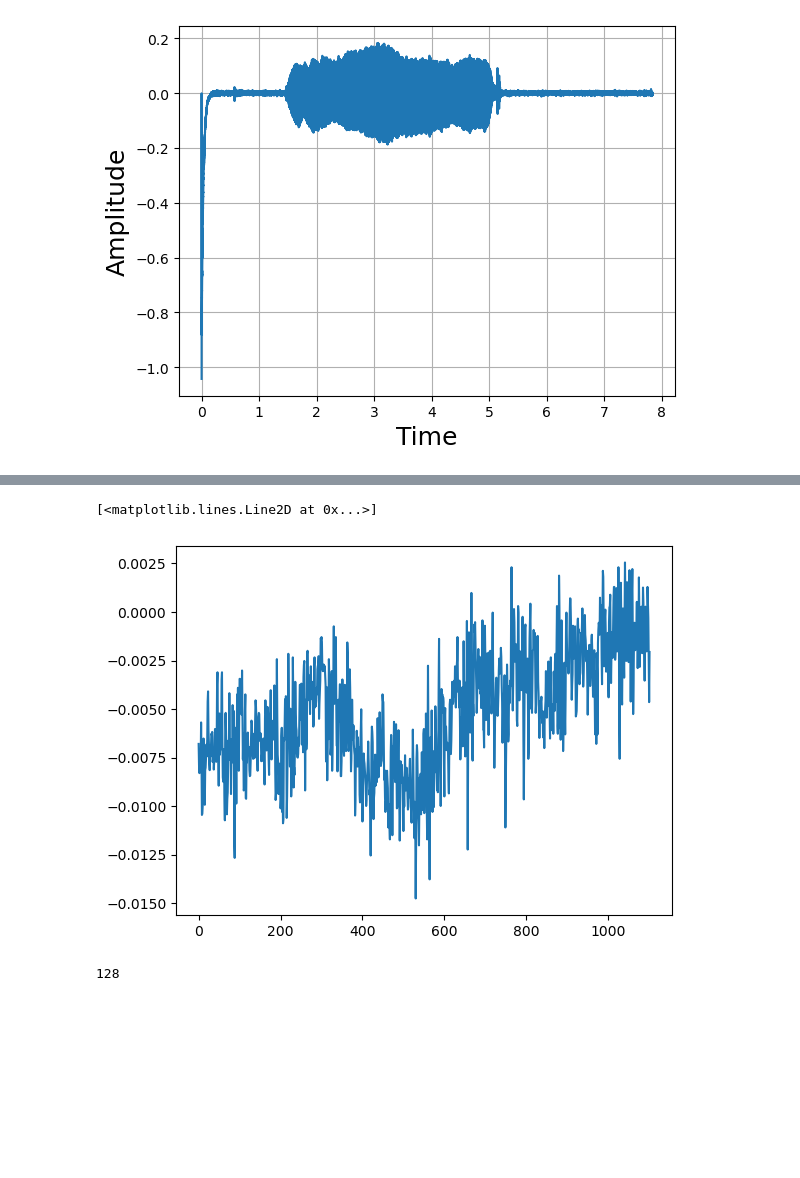
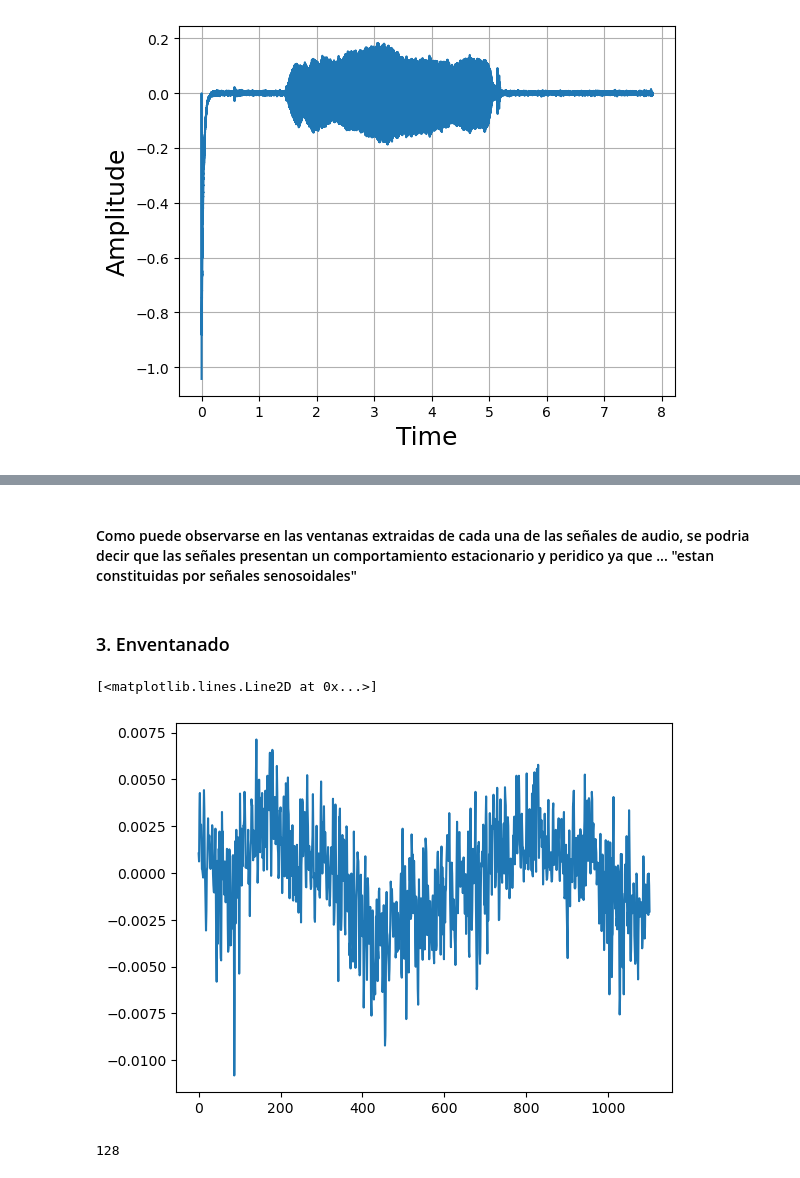
Before and after one commit to Camilocastellanos1002/Senales-III, a Jupyter notebook: Laboratorio/Laboratorio 1/Lab1_TDSIII_ChaparroCastellanos_JuanCamilo.ipynb, the cells around one changed output, grey strips where cells are left out. Cells and saved outputs as stored; diff of their text form; code cells hidden in the pictures; blank space fills up the shorter version.

```diff
--- a/Laboratorio/Laboratorio 1/Lab1_TDSIII_ChaparroCastellanos_JuanCamilo.ipynb
+++ b/Laboratorio/Laboratorio 1/Lab1_TDSIII_ChaparroCastellanos_JuanCamilo.ipynb
@@ -77,0 +72,17 @@ x3 = (x3 - np.min(x3)) / (np.max(x3) - np.min(x3)) * 2 - 1
+# %%
+'''
+# Tengo la duda de como el profesor quiere realizar la normalizacion
+
+#### Normalizar la sex2_norm_minmax = (x2 - np.min(x2)) / (np.max(x2) - np.min(x2)) * 2 - 1ñal del sensor a rango [0, 1]
+signal_min = np.min(x1)
+signal_max = np.max(x1)
+sensor_signal_normalized = (x1 - signal_min) / (signal_max - signal_min)
+
+plt.plot(sensor_signal_normalized)
+plt.xlim(4400,4600)
+
+#### otra forma de normalizar
+x1 = (x1 - np.min(x1)) / (np.max(x1) - np.min(x1)) * 2 - 1
+x2 = (x2 - np.min(x2)) / (np.max(x2) - np.min(x2)) * 2 - 1
+x3 = (x3 - np.min(x3)) / (np.max(x3) - np.min(x3)) * 2 - 1
+'''
@@ -121,3 +161,7 @@ plt.show() # Mostrar la grafica
+# %% [markdown]
+#### Como puede observarse en las ventanas extraidas de cada una de las señales de audio, se podria decir que las señales presentan un comportamiento estacionario y peridico ya que ... "estan constituidas por señales senosoidales"
+# %% [markdown]
+### 3. Enventanado
 # %%
 # Parámetros
 frecuencia_muestreo = fs1
@@ -138,10 +182,10 @@ for i in range(0, len(x1) - muestras_por_ventana + 1, muestras_por_ventana):
     ventana = x1[i:i+muestras_por_ventana]
     ventanas.append(ventana)
 # %%
-plt.plot(ventanas[3])
+plt.plot(ventanas[10])
 # %% [output]
 [<matplotlib.lines.Line2D at 0x...>]
-[figure, old version]
+[figure, new version]
 # %%
 len(ventanas)
 # %% [output]
```
Also changed, not shown: parts of 18 cells of this notebook.
